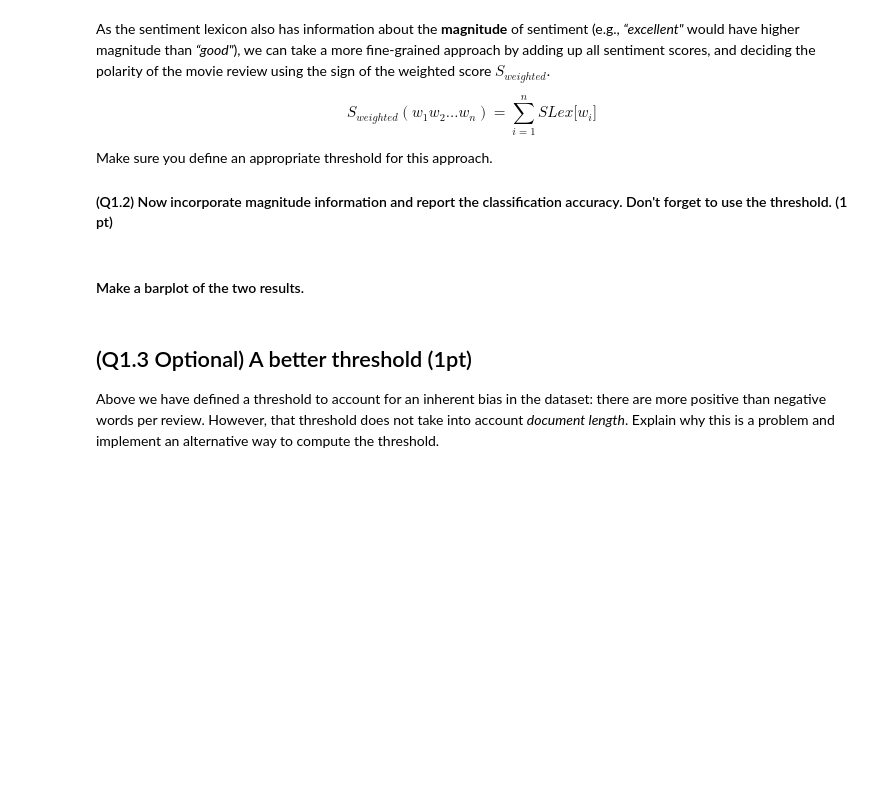
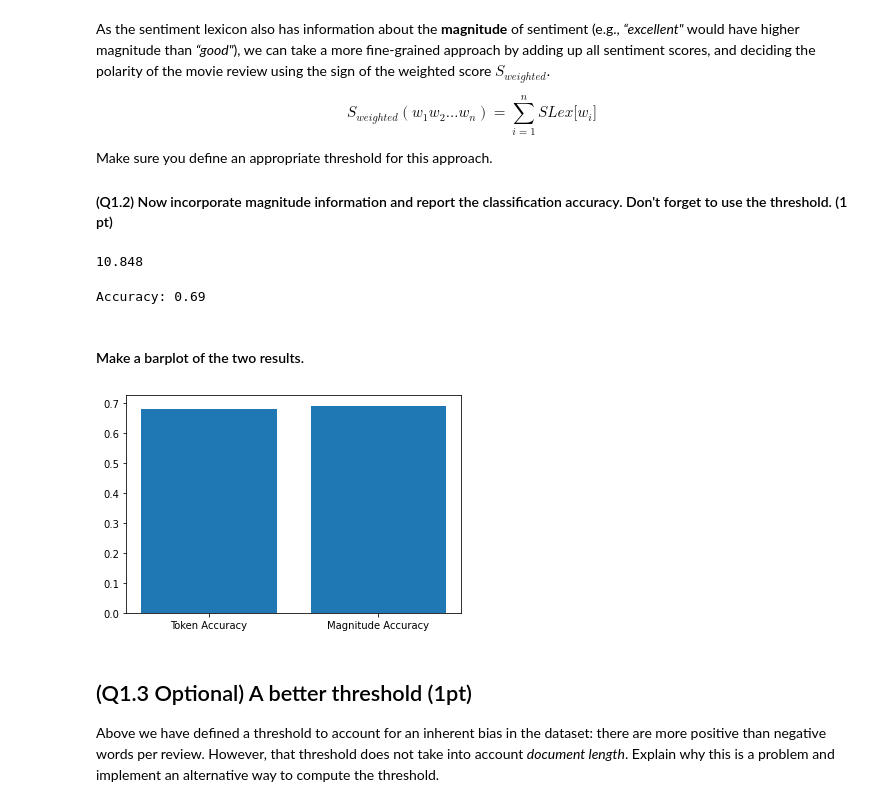
Before and after one commit to gersonfoks/nlp1, a Jupyter notebook: NLP1_2020_Practical_1_wouter.ipynb, the cells around one changed output. Saved outputs shown, nothing was run; the diff lists cells and outputs as text; code cells hidden in the pictures; blank space fills up the shorter version.

```diff
--- a/NLP1_2020_Practical_1_wouter.ipynb
+++ b/NLP1_2020_Practical_1_wouter.ipynb
@@ -247,6 +310,6 @@ negative
 # %%
 # token_results should be a list of binary indicators; for example [1, 0, 1, ...]
 # where 1 indicates a correct classification and 0 an incorrect classification.
-token_results = # ..
-token_accuracy = # ..
+token_results = predictions
+token_accuracy = calculate_accuracy(predictions, targets)
 print("Accuracy: %0.2f" % token_accuracy)
@@ -268,6 +331,39 @@ Make sure you define an appropriate threshold for this approach.
+# %%
+### The calculate the bias we calculate the avarage sentiment of each review.
+avg = 0
+total = 0
+for sentence in sentences:
+    total += np.sum([slex[word] for word in sentence])
+avg = total / len(sentences)
+print(avg)
+# %% [output]
+10.848
+# %%
+class MagnitudeClassifier:
+
+    def __init__(self, slex, threshold):
+        self.slex = slex
+        self.threshold = threshold
+
+    def predict(self, sentences):
+        return [int(self.binary_sentiment(sentence) > self.threshold) for sentence in sentences]
+
+    def binary_sentiment(self, sentence):
+        '''
+        sentence: sentence to calculate the sentiment from
+        returns the binary sentiment score of a sentence given the sentiment lexicon
+        '''
+
+        return np.sum([self.slex[word] for word in sentence])
+
+magnitude_model = MagnitudeClassifier(slex, avg)
+
+predictions = magnitude_model.predict(sentences)
 # %%
-magnitude_results = # a list of binary indicators
-magnitude_accuracy = # ..
+magnitude_results = predictions
+magnitude_accuracy = calculate_accuracy(predictions, targets)
 print("Accuracy: %0.2f" % magnitude_accuracy)
+# %% [output]
+Accuracy: 0.69
 # %% [markdown]
 #### Make a barplot of the two results.
@@ -276,3 +370,8 @@ print("Accuracy: %0.2f" % magnitude_accuracy)
+# %%
+plt.bar(['Token Accuracy', 'Magnitude Accuracy'], [token_accuracy, magnitude_accuracy])
+plt.show()
+# %% [output]
+[figure, added]
 # %% [markdown]
 ## (Q1.3 Optional) A better threshold (1pt)
 Above we have defined a threshold to account for an inherent bias in the dataset: there are more positive than negative words per review.
```
Also changed, not shown: parts of 15 cells of this notebook.
